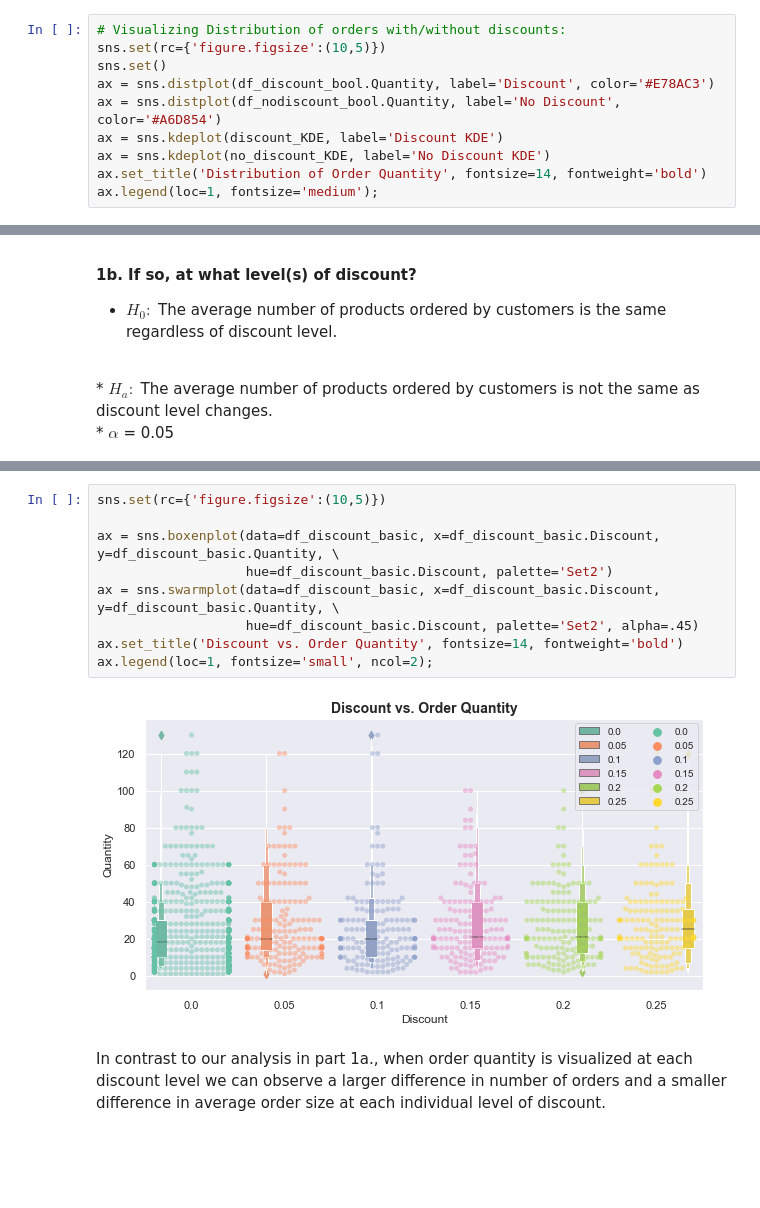
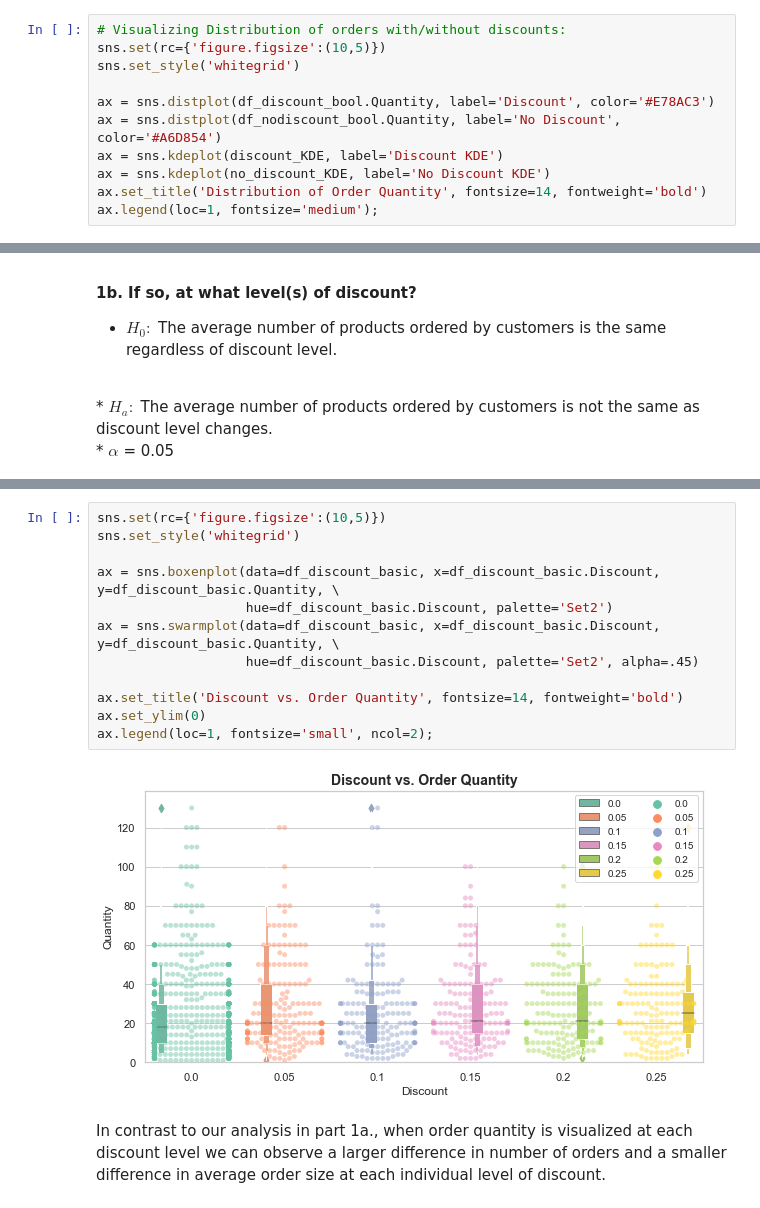
Before and after one commit to pawoody/dsc-2-final-project-online-ds-ft-041519, a Jupyter notebook: Mod 2 Project.ipynb, the cells around one changed output, grey strips where cells are left out. Cells and saved outputs as stored; diff of their text form; blank space fills up the shorter version.

```diff
--- a/Mod 2 Project.ipynb
+++ b/Mod 2 Project.ipynb
@@ -1098,7 +1098,8 @@ no_discount_KDE = KDE_gen(no_discount_mu, no_discount_sigma, no_discount_n)
 # %%
 # Visualizing Distribution of orders with/without discounts:
 sns.set(rc={'figure.figsize':(10,5)})
-sns.set()
+sns.set_style('whitegrid')
+
 ax = sns.distplot(df_discount_bool.Quantity, label='Discount', color='#E78AC3')
 ax = sns.distplot(df_nodiscount_bool.Quantity, label='No Discount', color='#A6D854')
 ax = sns.kdeplot(discount_KDE, label='Discount KDE')
@@ -1189,14 +1191,17 @@ fig.subplots_adjust(hspace=.75);
 # %%
 sns.set(rc={'figure.figsize':(10,5)})
+sns.set_style('whitegrid')
 
 ax = sns.boxenplot(data=df_discount_basic, x=df_discount_basic.Discount, y=df_discount_basic.Quantity, \
                    hue=df_discount_basic.Discount, palette='Set2')
 ax = sns.swarmplot(data=df_discount_basic, x=df_discount_basic.Discount, y=df_discount_basic.Quantity, \
                    hue=df_discount_basic.Discount, palette='Set2', alpha=.45)
+
 ax.set_title('Discount vs. Order Quantity', fontsize=14, fontweight='bold')
+ax.set_ylim(0)
 ax.legend(loc=1, fontsize='small', ncol=2);
 # %% [output]
-[figure, old version]
+[figure, new version]
 # %% [markdown]
 In contrast to our analysis in part 1a., when order quantity is visualized at each discount level we can observe a larger difference in number of orders and a smaller difference in average order size at each individual level of discount.
 # %%
```
Also changed, not shown: parts of 81 cells of this notebook.
